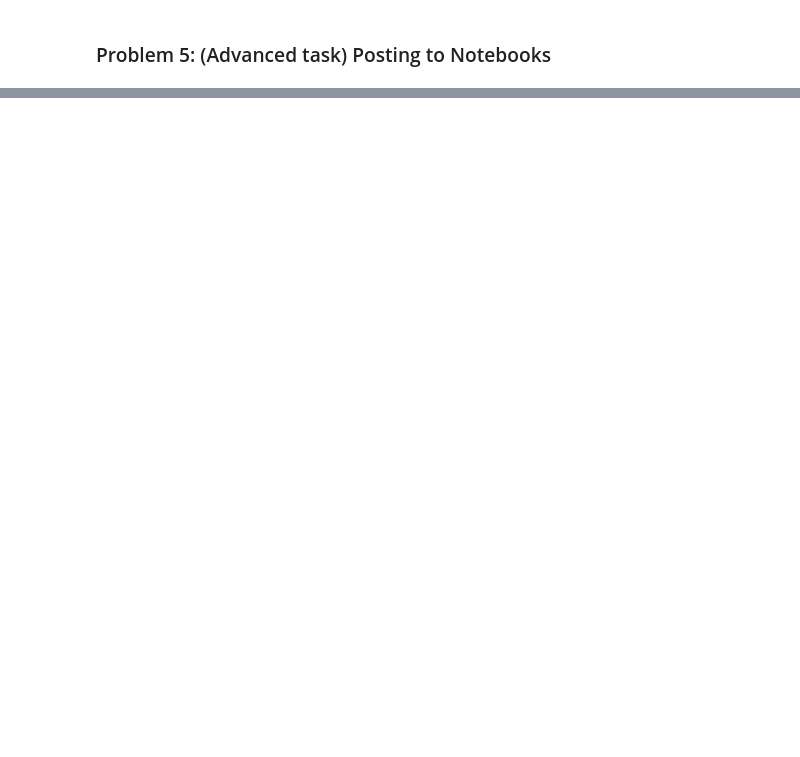
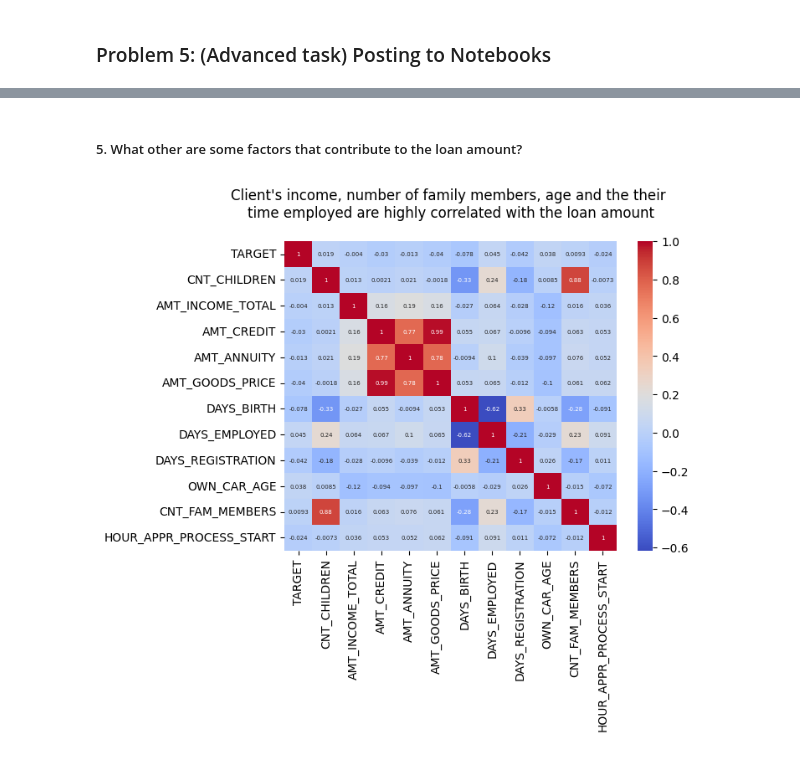
Before and after one commit to David-Jr/divic-ml-course-assignments, a Jupyter notebook: credit-information-analysis/credit-information-analysis.ipynb, the cells around one changed output, grey strips where cells are left out. Drawn from its saved outputs; the diff is of its cells as text; code cells hidden in the pictures; blank space fills up the shorter version.

```diff
--- a/credit-information-analysis/credit-information-analysis.ipynb
+++ b/credit-information-analysis/credit-information-analysis.ipynb
@@ -78,0 +148,16 @@ plt.show()
+# %% [markdown]
+##### 5. What other are some factors that contribute to the loan amount?
+# %%
+import seaborn as sns
+
+selected_variables: DataFrame = dataset[['TARGET', 'CNT_CHILDREN', 'AMT_INCOME_TOTAL', 'AMT_CREDIT', 'AMT_ANNUITY', 'AMT_GOODS_PRICE', 'DAYS_BIRTH', 'DAYS_EMPLOYED', 'DAYS_REGISTRATION', 'OWN_CAR_AGE', 'CNT_FAM_MEMBERS', 'HOUR_APPR_PROCESS_START']].copy()
+
+selected_variables['DAYS_BIRTH'] *= -1
+selected_variables['DAYS_EMPLOYED'] *= -1
+selected_variables['DAYS_REGISTRATION'] *= -1
+
+sns.heatmap(selected_variables.corr(), cmap='coolwarm', annot=True, annot_kws={"fontsize":5})
+plt.title("Client's income, number of family members, age and the their \ntime employed are highly correlated with the loan amount\n")
+plt.show()
+# %% [output]
+[figure, added]
```
Also changed, not shown: parts of 9 cells of this notebook.
